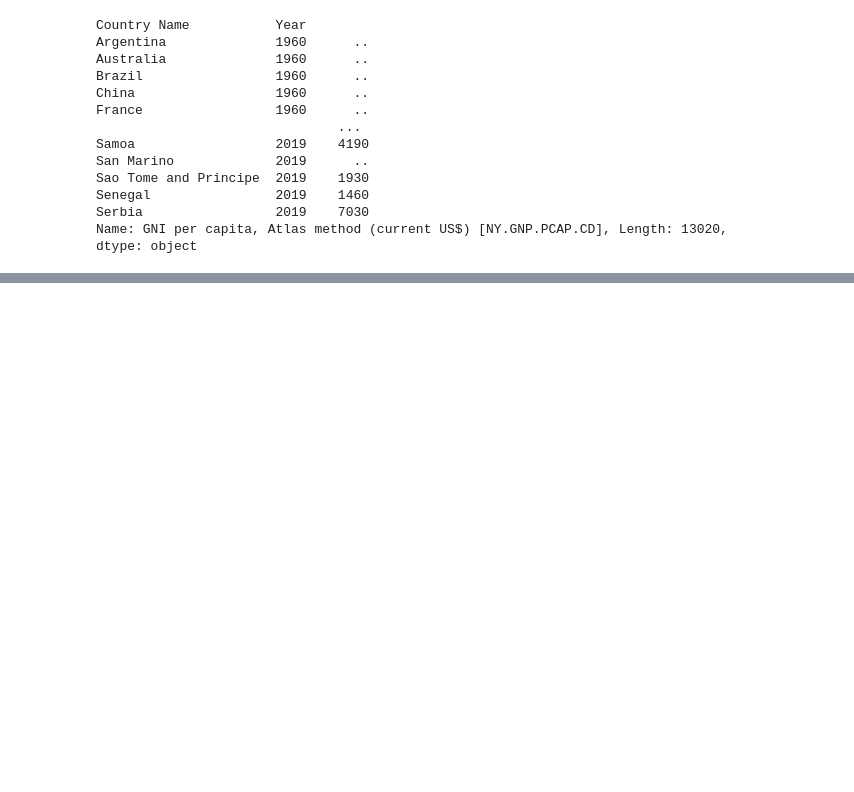
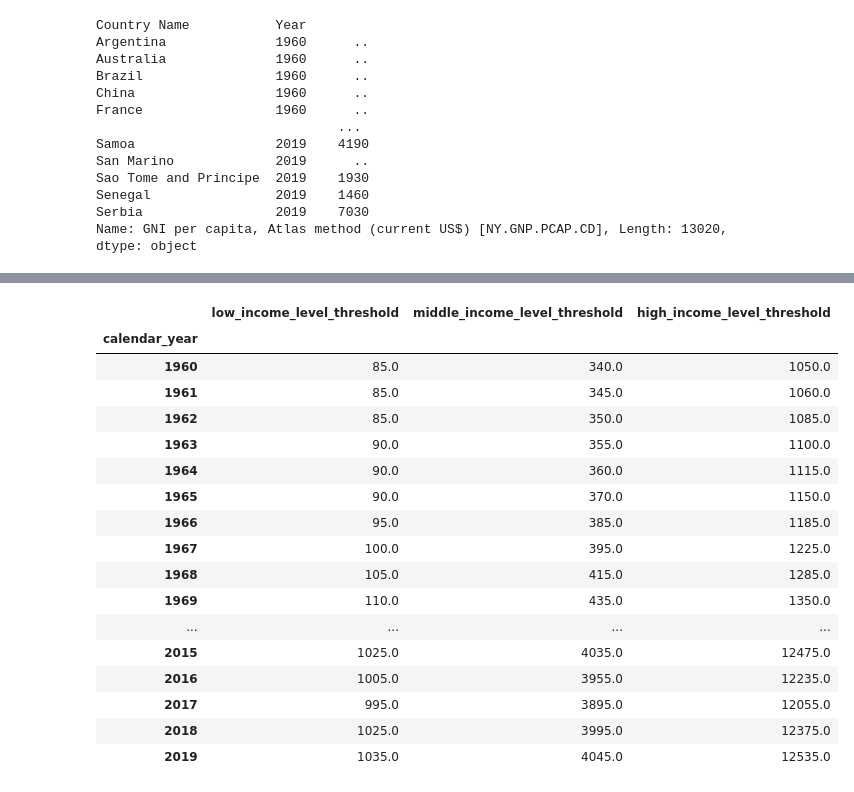
Before and after one commit to christoph-fraller/dopp_2020w_group03_ex3, a Jupyter notebook: dopp_2020w_group03_ex3_with_git.ipynb, the cells around one changed output, grey strips where cells are left out. Drawn from its saved outputs; the diff is of its cells as text; code cells hidden in the pictures; blank space fills up the shorter version.

```diff
--- a/dopp_2020w_group03_ex3_with_git.ipynb
+++ b/dopp_2020w_group03_ex3_with_git.ipynb
@@ -252,0 +308,45 @@ income_thresholds = load_csv_income_thresholds()
+# %%
+def calculate_missing_thresholds(input_data):
+
+    df = input_data
+    thresholds_list = ['low_income_level_threshold', 'middle_income_level_threshold', 'high_income_level_threshold']
+
+    # calculate missing values
+    for i in range(0, len(df)):
+      # retrieve current index
+      curr_index = df.index.max() - i
+      for threshold in thresholds_list:
+        # check if threshold value is missing
+        if(np.isnan(df.loc[curr_index, threshold])):
+          # calculate missing threshold value based on existing threshold and sdr_inflation_rate_annual_change
+          df.loc[curr_index, threshold] = df.loc[curr_index + 1, threshold] / (100 + df.loc[curr_index + 1, 'sdr_inflation_rate_annual_change']) * 100
+
+    # round thresholds to nearest multiple of base
+    base = 5
+    for threshold in thresholds_list:
+      df[threshold] = round(df[threshold] / base) * base
+
+    return df[thresholds_list]
+
+threshold_data_complete = calculate_missing_thresholds(threshold_data)
+# %%
+threshold_data_complete
+# %% [output]
+|  | low_income_level_threshold | middle_income_level_threshold | high_income_level_threshold |
+| calendar_year |  |  |  |
+| 1960 | 85.0 | 340.0 | 1050.0 |
+| 1961 | 85.0 | 345.0 | 1060.0 |
+| 1962 | 85.0 | 350.0 | 1085.0 |
+| 1963 | 90.0 | 355.0 | 1100.0 |
+| 1964 | 90.0 | 360.0 | 1115.0 |
+| 1965 | 90.0 | 370.0 | 1150.0 |
+| 1966 | 95.0 | 385.0 | 1185.0 |
+| 1967 | 100.0 | 395.0 | 1225.0 |
+| 1968 | 105.0 | 415.0 | 1285.0 |
+| 1969 | 110.0 | 435.0 | 1350.0 |
+| ... | ... | ... | ... |
+| 2015 | 1025.0 | 4035.0 | 12475.0 |
+| 2016 | 1005.0 | 3955.0 | 12235.0 |
+| 2017 | 995.0 | 3895.0 | 12055.0 |
+| 2018 | 1025.0 | 3995.0 | 12375.0 |
+| 2019 | 1035.0 | 4045.0 | 12535.0 |
```
Also changed, not shown: parts of 10 cells of this notebook.
